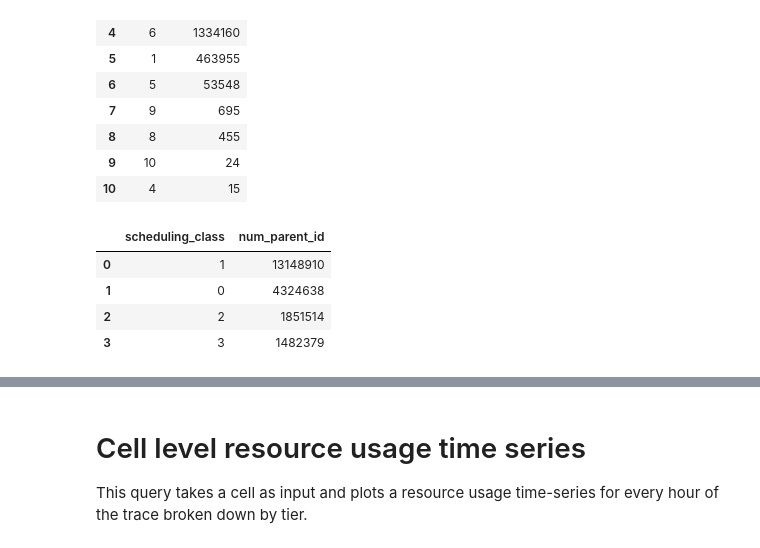
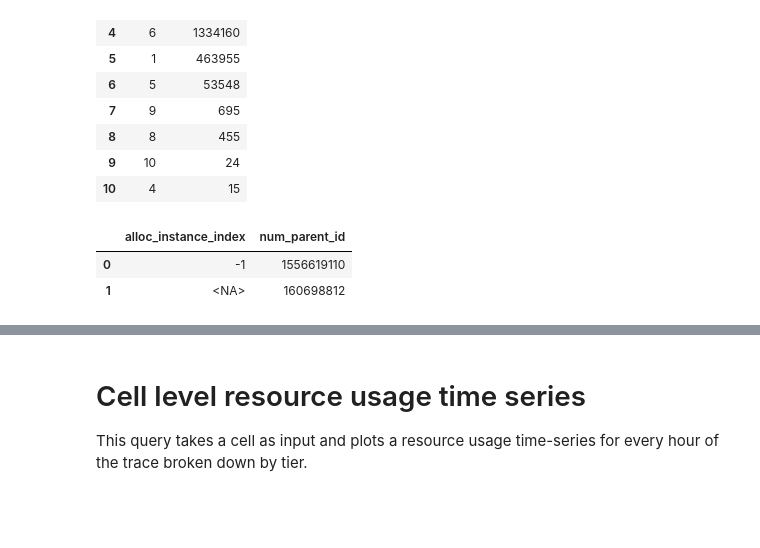
Before and after one commit to XuTaoWang-2002/FlexEH-in-data-center, a Jupyter notebook: clusterdata_analysis_colab.ipynb, the cells around one changed output, grey strips where cells are left out. Cells and saved outputs as stored; diff of their text form; code cells hidden in the pictures; blank space fills up the shorter version.

```diff
--- a/clusterdata_analysis_colab.ipynb
+++ b/clusterdata_analysis_colab.ipynb
@@ -222,17 +297,15 @@ ORDER BY
 # %%
 %%bigquery
 SELECT
-   scheduling_class,
+   alloc_instance_index,
   COUNT(*) AS num_parent_id
 FROM
-  `google.com:google-cluster-data.clusterdata_2019_a.collection_events`
+  `google.com:google-cluster-data.clusterdata_2019_a.instance_events`
 GROUP BY
-   scheduling_class
+   alloc_instance_index
 ORDER BY
   num_parent_id DESC;
 # %% [output]
-|  | scheduling_class | num_parent_id |
-| 0 | 1 | 13148910 |
-| 1 | 0 | 4324638 |
-| 2 | 2 | 1851514 |
-| 3 | 3 | 1482379 |
+|  | alloc_instance_index | num_parent_id |
+| 0 | -1 | 1556619110 |
+| 1 | <NA> | 160698812 |
```
Also changed, not shown: parts of 7 cells of this notebook.
